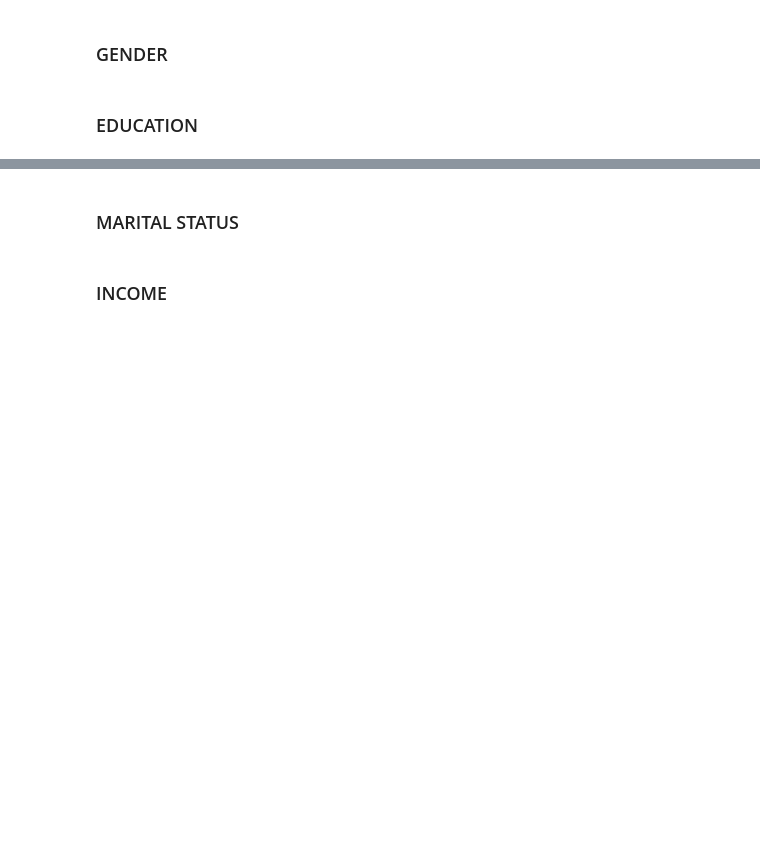
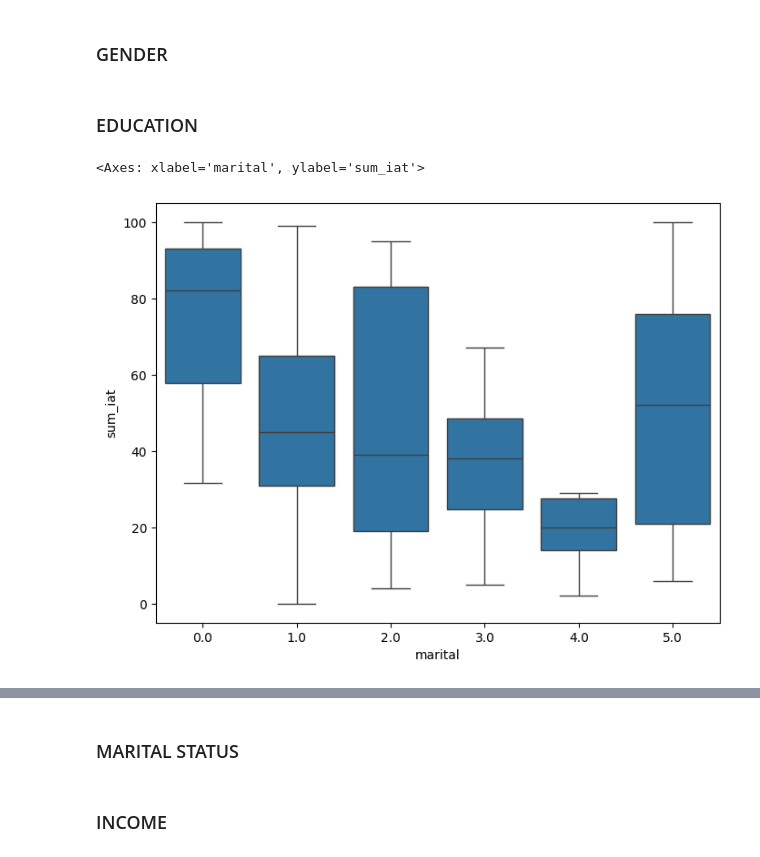
Before and after one commit to francescaius/ehealth2025_gruppo12, a Jupyter notebook: eHealthProject_20252026/dataset_analysis copy.ipynb, the cells around one changed output, grey strips where cells are left out. Drawn from its saved outputs; the diff is of its cells as text; code cells hidden in the pictures; blank space fills up the shorter version.

```diff
--- a/eHealthProject_20252026/dataset_analysis copy.ipynb
+++ b/eHealthProject_20252026/dataset_analysis copy.ipynb
@@ -957,0 +981,7 @@ This indicates that, within this sample, the level of Internet addiction does no
+# %%
+# Box plot
+plt.figure(figsize=(8, 6))
+sns.boxplot(x=df_filtered['marital'], y=df_filtered['sum_iat'])
+# %% [output]
+<Axes: xlabel='marital', ylabel='sum_iat'>
+[figure, added]
```
Also changed, not shown: parts of 3 cells of this notebook.
